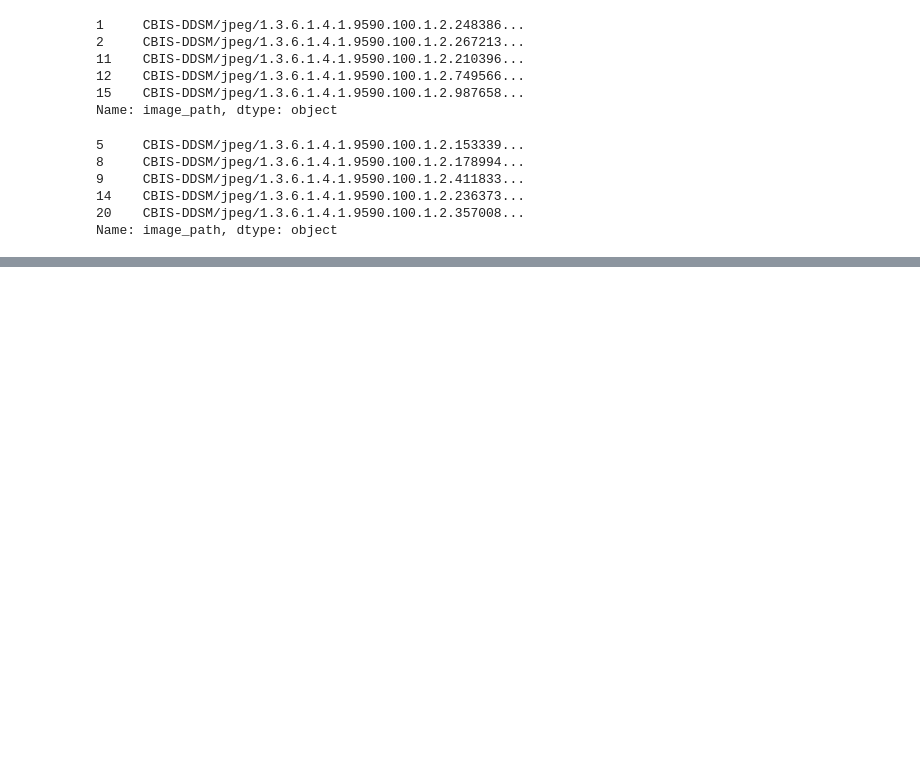
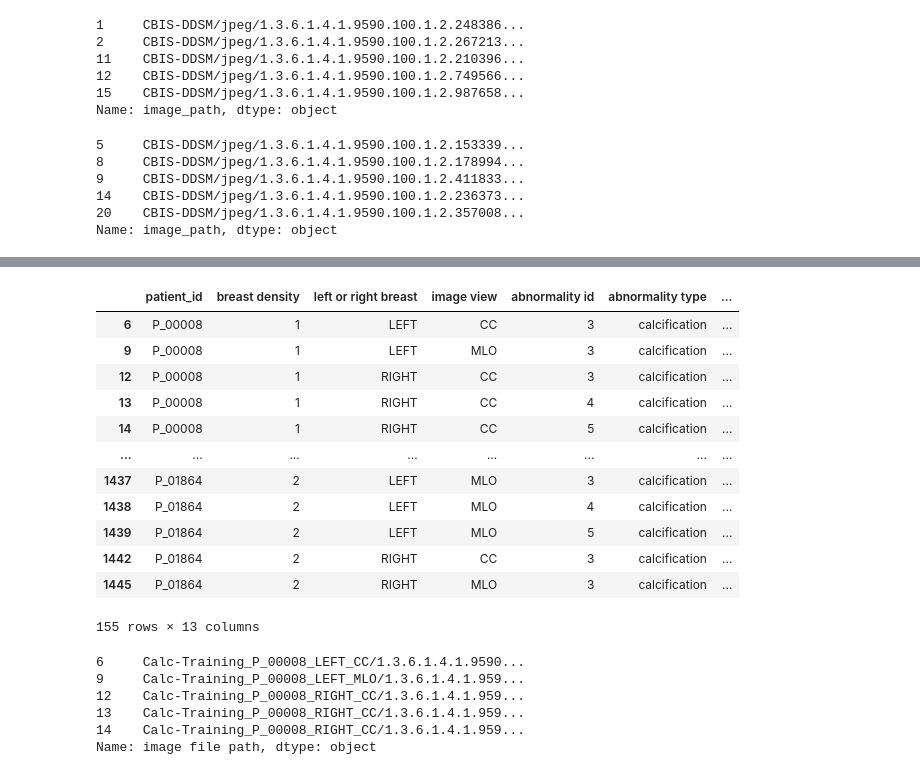
Before and after one commit to suke-bhargav/NEW, a Jupyter notebook: kaggledataset_analysis.ipynb, the cells around one changed output, grey strips where cells are left out. Cells and saved outputs as stored; diff of their text form; code cells hidden in the pictures; blank space fills up the shorter version.

```diff
--- a/kaggledataset_analysis.ipynb
+++ b/kaggledataset_analysis.ipynb
@@ -123,3 +122,5 @@ maskimage.head()
 14    CBIS-DDSM/jpeg/1.3.6.1.4.1.9590.100.1.2.236373...
 20    CBIS-DDSM/jpeg/1.3.6.1.4.1.9590.100.1.2.357008...
 Name: image_path, dtype: object
+# %%
+calcases=pd.read_csv("/content/csv/calc_case_description_train_set.csv")
@@ -125,0 +142,28 @@ Name: image_path, dtype: object
+# %%
+calc=calcases[calcases["abnormality id"]>2]
+calc=calc.drop(columns=["cropped image file path"])
+calc
+# %% [output]
+|  | patient_id | breast density | left or right breast | image view | abnormality id | abnormality type | ... |
+| 6 | P_00008 | 1 | LEFT | CC | 3 | calcification | ... |
+| 9 | P_00008 | 1 | LEFT | MLO | 3 | calcification | ... |
+| 12 | P_00008 | 1 | RIGHT | CC | 3 | calcification | ... |
+| 13 | P_00008 | 1 | RIGHT | CC | 4 | calcification | ... |
+| 14 | P_00008 | 1 | RIGHT | CC | 5 | calcification | ... |
+| ... | ... | ... | ... | ... | ... | ... | ... |
+| 1437 | P_01864 | 2 | LEFT | MLO | 3 | calcification | ... |
+| 1438 | P_01864 | 2 | LEFT | MLO | 4 | calcification | ... |
+| 1439 | P_01864 | 2 | LEFT | MLO | 5 | calcification | ... |
+| 1442 | P_01864 | 2 | RIGHT | CC | 3 | calcification | ... |
+| 1445 | P_01864 | 2 | RIGHT | MLO | 3 | calcification | ... |
+155 rows × 13 columns
+# %%
+calcorg=calc["image file path"]
+calcorg.head()
+# %% [output]
+6     Calc-Training_P_00008_LEFT_CC/1.3.6.1.4.1.9590...
+9     Calc-Training_P_00008_LEFT_MLO/1.3.6.1.4.1.959...
+12    Calc-Training_P_00008_RIGHT_CC/1.3.6.1.4.1.959...
+13    Calc-Training_P_00008_RIGHT_CC/1.3.6.1.4.1.959...
+14    Calc-Training_P_00008_RIGHT_CC/1.3.6.1.4.1.959...
+Name: image file path, dtype: object
```
Also changed, not shown: parts of 11 cells of this notebook.
